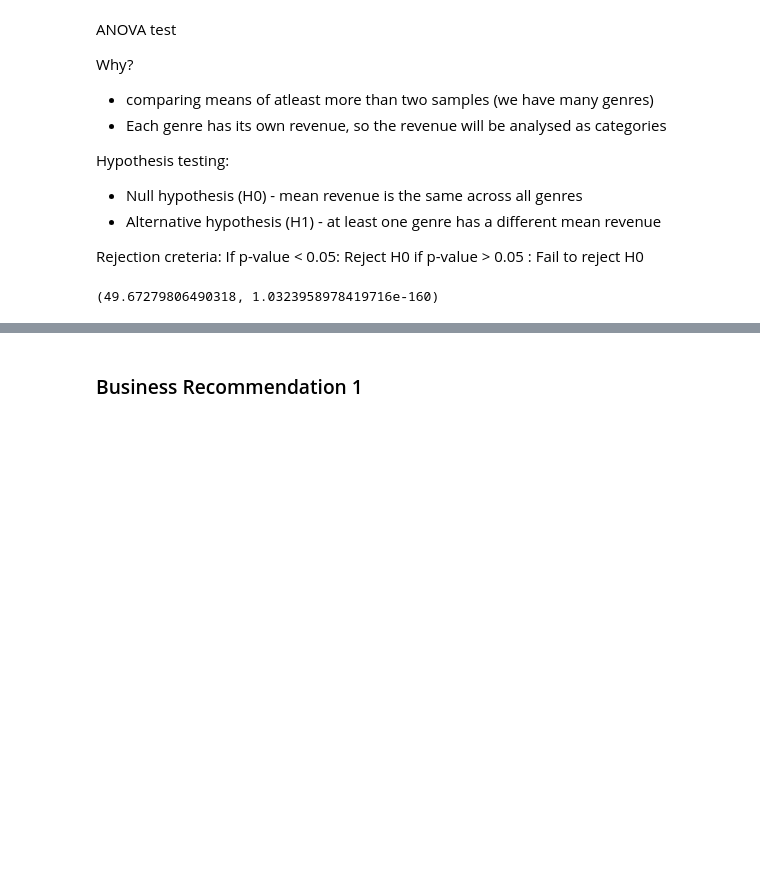
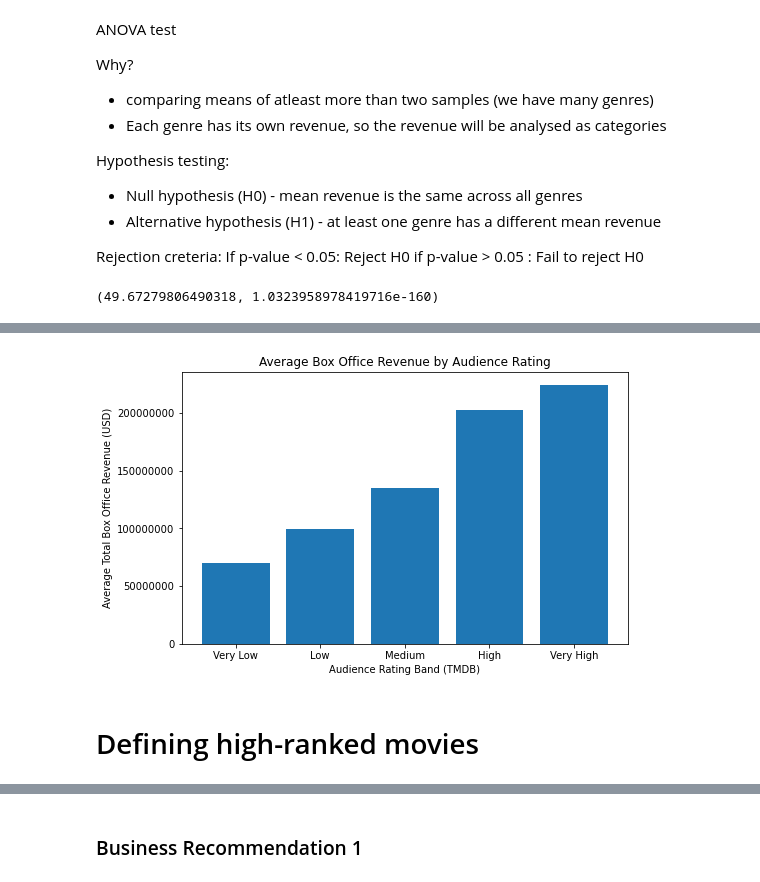
Before and after one commit to raphaelndemo/Movie-Industry-Analysis, a Jupyter notebook: notebooks/final.ipynb, the cells around one changed output, grey strips where cells are left out. Cells and saved outputs as stored; diff of their text form; code cells hidden in the pictures; blank space fills up the shorter version.

Commit message:
Analyzed audience and Rating Data

```diff
--- a/notebooks/final.ipynb
+++ b/notebooks/final.ipynb
@@ -1080,0 +1207,49 @@ f_stat, p_value
+# %%
+import matplotlib.pyplot as plt
+
+# prepare plot data (ensure correct order)
+plot_data = rating_band_perf.loc[
+    ['Very Low', 'Low', 'Medium', 'High', 'Very High']
+]
+
+plt.figure(figsize=(8, 5))
+plt.bar(
+    plot_data.index,
+    plot_data['avg_total_gross']
+)
+
+plt.xlabel('Audience Rating Band (TMDB)')
+plt.ylabel('Average Total Box Office Revenue (USD)')
+plt.title('Average Box Office Revenue by Audience Rating')
+
+plt.ticklabel_format(style='plain', axis='y')  # avoid scientific notation
+
+
+"""
+To maximise commercial performance, the studio should focus on producing films that achieve strong audience reception.
+Movies with higher audience ratings consistently generate higher box office revenues, suggesting that prioritising quality and broad audience appeal is more important than targeting narrow audience segments.
+
+"""
+
+
+"""
+The chart shows a clear positive relationship between audience ratings and box office performance.
+Movies with higher audience ratings consistently achieve higher average box office revenues ($203M -224M), indicating that strong audience reception is strongly associated with commercial success.
+"""
+
+"""
+While higher audience ratings are associated with stronger box office performance, these high ratings are not evenly distributed across all movies.
+Films that achieve high audience ratings tend to be well-produced, broadly appealing titles—often within genres such as animation, adventure, family, and science fiction.
+These films typically balance quality storytelling with mass-market accessibility, making them more likely to attract large audiences and generate higher revenues.
+"""
+
+"""
+For investors, the key implication is not simply to chase high ratings, but to invest in films with characteristics that consistently earn strong audience approval—namely, high-quality productions with broad appeal.
+Targeting films that audiences rate highly, particularly within commercially proven genres, is more likely to result in strong box office returns.
+"""
+plt.show()
+## the genres with high rating are drama,comedy, action etc..those with less rating are western, music, war etc
+# %% [output]
+[figure, added]
+# %% [markdown]
+# Defining high-ranked movies
```
Also changed, not shown: parts of 17 cells of this notebook.
